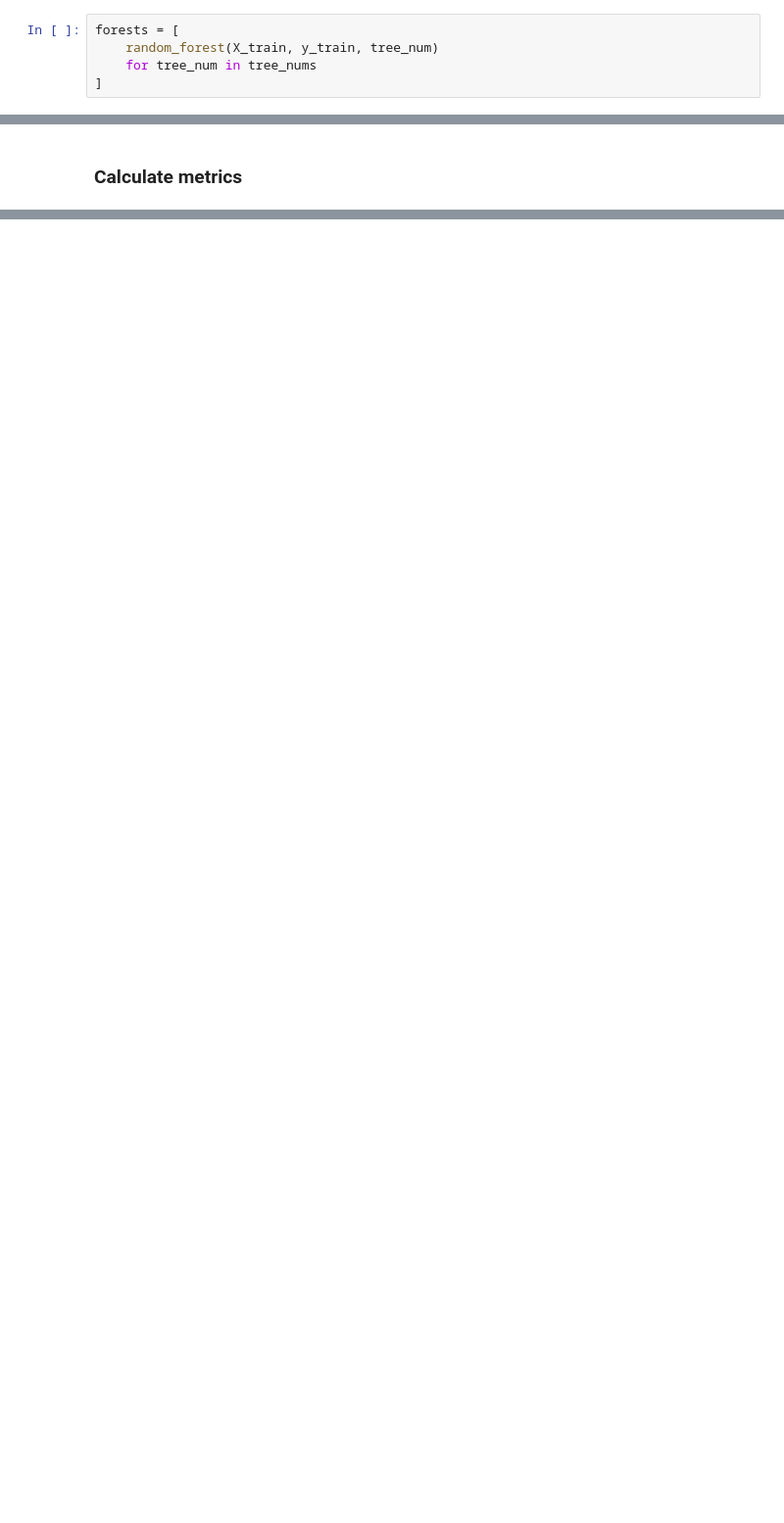
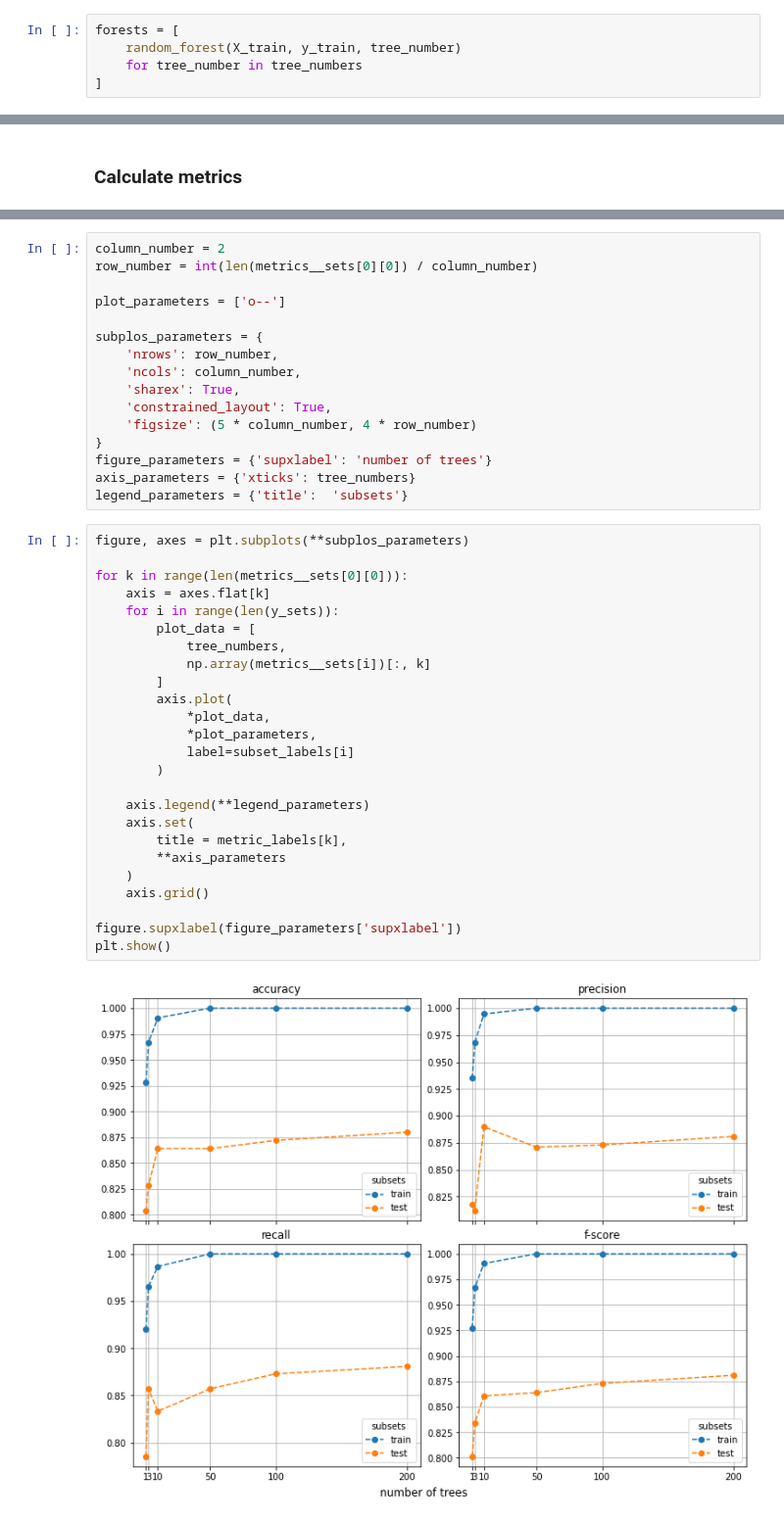
Before and after one commit to telis5/geekbrains_data_algorithms, a Jupyter notebook: lesson_5/problem_1.ipynb, the cells around one changed output, grey strips where cells are left out. Shown at 98% size. Saved outputs shown, nothing was run; the diff lists cells and outputs as text; blank space fills up the shorter version.

```diff
--- a/lesson_5/problem_1.ipynb
+++ b/lesson_5/problem_1.ipynb
@@ -105,8 +187,8 @@ plt.show()
 ### Make forests
 # %%
 forests = [
-    random_forest(X_train, y_train, tree_num)
-    for tree_num in tree_nums
+    random_forest(X_train, y_train, tree_number)
+    for tree_number in tree_numbers
 ]
 # %% [markdown]
 ### Make predictions
@@ -185,0 +215,43 @@ for metric_index, metric_label in metric_labels.items():
+# %%
+column_number = 2
+row_number = int(len(metrics__sets[0][0]) / column_number)
+
+plot_parameters = ['o--']
+
+subplos_parameters = {
+    'nrows': row_number,
+    'ncols': column_number,
+    'sharex': True,
+    'constrained_layout': True,
+    'figsize': (5 * column_number, 4 * row_number)
+}
+figure_parameters = {'supxlabel': 'number of trees'}
+axis_parameters = {'xticks': tree_numbers}
+legend_parameters = {'title':  'subsets'}
+# %%
+figure, axes = plt.subplots(**subplos_parameters)
+
+for k in range(len(metrics__sets[0][0])):
+    axis = axes.flat[k]
+    for i in range(len(y_sets)):
+        plot_data = [
+            tree_numbers,
+            np.array(metrics__sets[i])[:, k]
+        ]
+        axis.plot(
+            *plot_data,
+            *plot_parameters,
+            label=subset_labels[i]
+        )
+
+    axis.legend(**legend_parameters)
+    axis.set(
+        title = metric_labels[k],
+        **axis_parameters
+    )
+    axis.grid()
+
+figure.supxlabel(figure_parameters['supxlabel'])
+plt.show()
+# %% [output]
+[figure, added]
```
Also changed, not shown: parts of 25 cells of this notebook, 1 other file.
